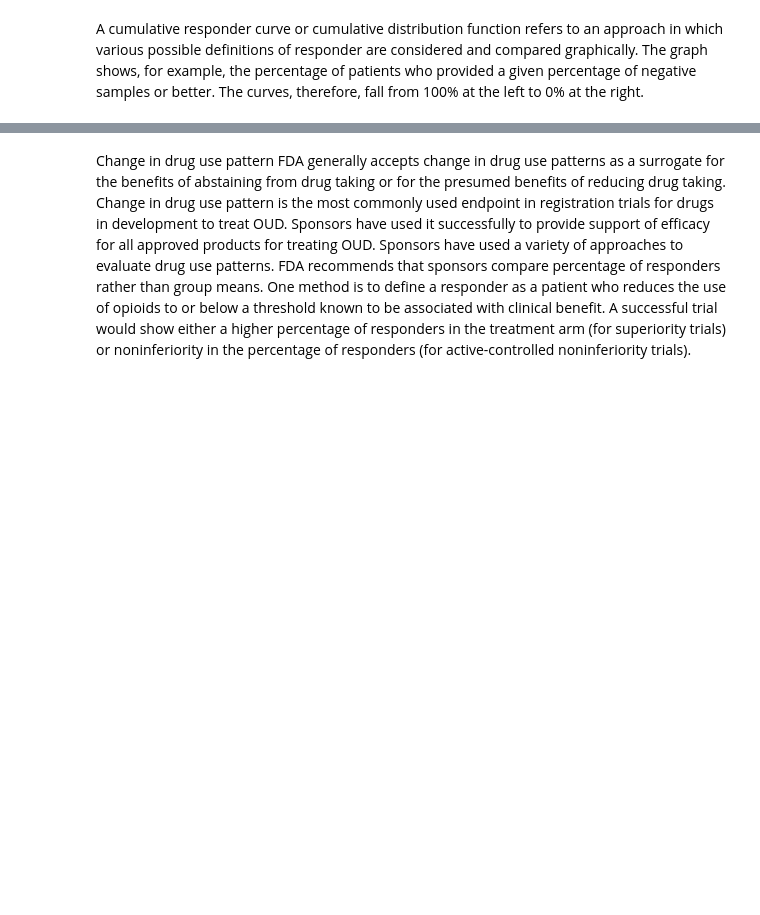
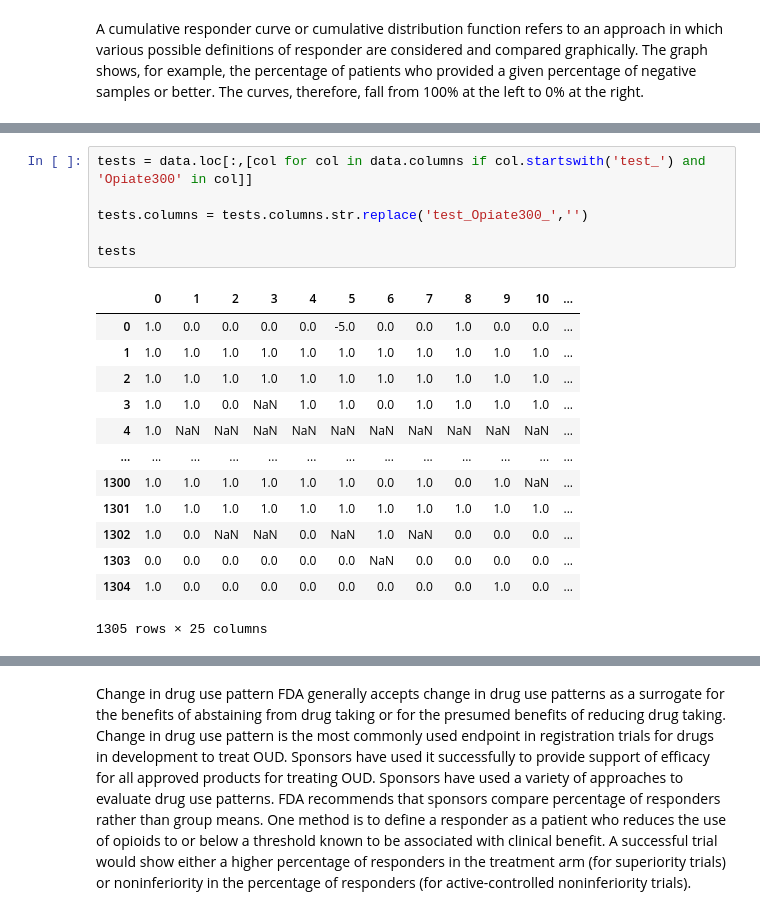
Before and after one commit to DanHerman212/oud_treatment_outcome, a Jupyter notebook: notebooks/2_exploratory_analysis.ipynb, the cells around one changed output, grey strips where cells are left out. Saved outputs shown, nothing was run; the diff lists cells and outputs as text; blank space fills up the shorter version.

```diff
--- a/notebooks/2_exploratory_analysis.ipynb
+++ b/notebooks/2_exploratory_analysis.ipynb
@@ -127,0 +253,20 @@ A cumulative responder curve or cumulative distribution function refers to an ap
+# %%
+tests = data.loc[:,[col for col in data.columns if col.startswith('test_') and 'Opiate300' in col]]
+
+tests.columns = tests.columns.str.replace('test_Opiate300_','')
+
+tests
+# %% [output]
+|  | 0 | 1 | 2 | 3 | 4 | 5 | 6 | 7 | 8 | 9 | 10 | ... |
+| 0 | 1.0 | 0.0 | 0.0 | 0.0 | 0.0 | -5.0 | 0.0 | 0.0 | 1.0 | 0.0 | 0.0 | ... |
+| 1 | 1.0 | 1.0 | 1.0 | 1.0 | 1.0 | 1.0 | 1.0 | 1.0 | 1.0 | 1.0 | 1.0 | ... |
+| 2 | 1.0 | 1.0 | 1.0 | 1.0 | 1.0 | 1.0 | 1.0 | 1.0 | 1.0 | 1.0 | 1.0 | ... |
+| 3 | 1.0 | 1.0 | 0.0 | NaN | 1.0 | 1.0 | 0.0 | 1.0 | 1.0 | 1.0 | 1.0 | ... |
+| 4 | 1.0 | NaN | NaN | NaN | NaN | NaN | NaN | NaN | NaN | NaN | NaN | ... |
+| ... | ... | ... | ... | ... | ... | ... | ... | ... | ... | ... | ... | ... |
+| 1300 | 1.0 | 1.0 | 1.0 | 1.0 | 1.0 | 1.0 | 0.0 | 1.0 | 0.0 | 1.0 | NaN | ... |
+| 1301 | 1.0 | 1.0 | 1.0 | 1.0 | 1.0 | 1.0 | 1.0 | 1.0 | 1.0 | 1.0 | 1.0 | ... |
+| 1302 | 1.0 | 0.0 | NaN | NaN | 0.0 | NaN | 1.0 | NaN | 0.0 | 0.0 | 0.0 | ... |
+| 1303 | 0.0 | 0.0 | 0.0 | 0.0 | 0.0 | 0.0 | NaN | 0.0 | 0.0 | 0.0 | 0.0 | ... |
+| 1304 | 1.0 | 0.0 | 0.0 | 0.0 | 0.0 | 0.0 | 0.0 | 0.0 | 0.0 | 1.0 | 0.0 | ... |
+1305 rows × 25 columns
```
Also changed, not shown: parts of 14 cells of this notebook.
